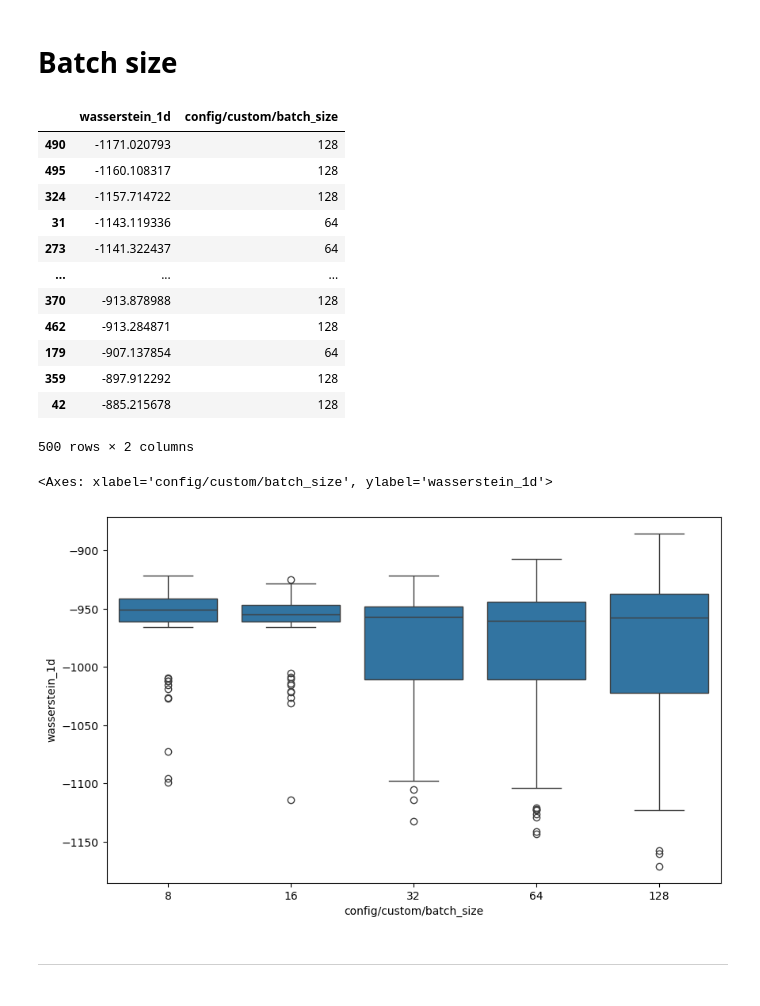
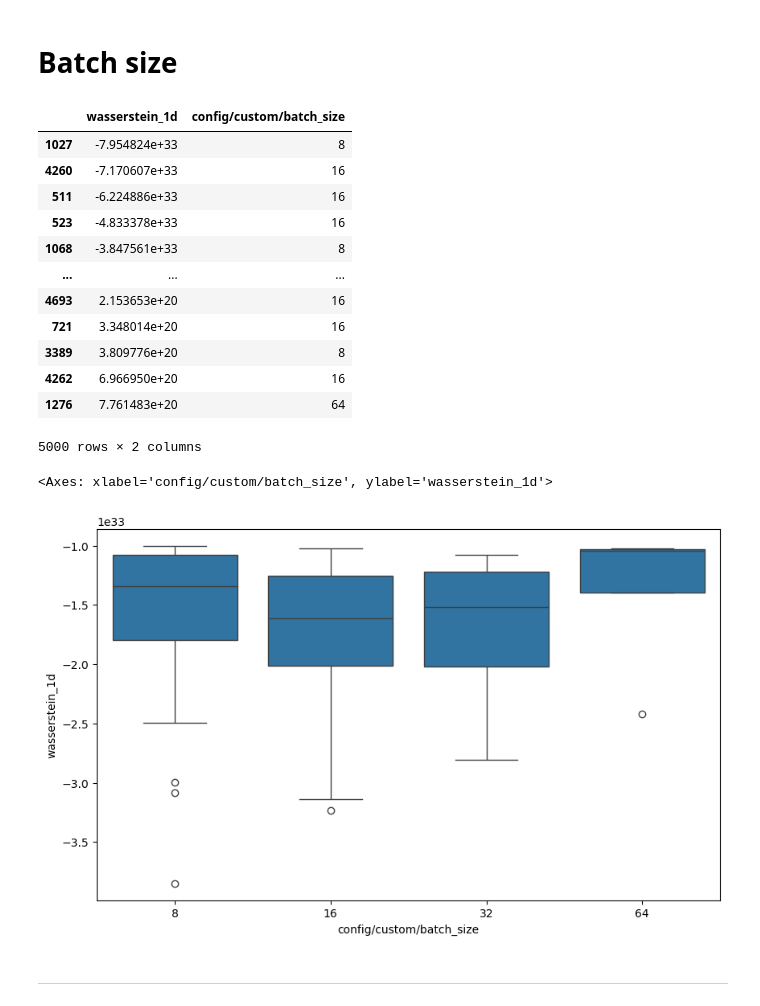
Before and after one commit to nicolaf03/SDE-Net, a Jupyter notebook: hyperparameter_tuning/hyperparameter_tuning.ipynb, the cells around one changed output. Cells and saved outputs as stored; diff of their text form; code cells hidden in the pictures.

```diff
--- a/hyperparameter_tuning/hyperparameter_tuning.ipynb
+++ b/hyperparameter_tuning/hyperparameter_tuning.ipynb
@@ -130,32 +136,35 @@ _______
 # %% [markdown]
 # Batch size
 # %%
-best_params = pd.read_csv('best_params_batch_size.csv')
+best_params = pd.read_csv('best_params_all_SUD_vH3.csv')
 best_params = pd.DataFrame(best_params)
 best_params_bs = best_params[['wasserstein_1d','config/custom/batch_size']]
 best_params_bs.sort_values('wasserstein_1d')
 # %% [output]
 |  | wasserstein_1d | config/custom/batch_size |
-| 490 | -1171.020793 | 128 |
-| 495 | -1160.108317 | 128 |
-| 324 | -1157.714722 | 128 |
-| 31 | -1143.119336 | 64 |
-| 273 | -1141.322437 | 64 |
+| 1027 | -7.954824e+33 | 8 |
+| 4260 | -7.170607e+33 | 16 |
+| 511 | -6.224886e+33 | 16 |
+| 523 | -4.833378e+33 | 16 |
+| 1068 | -3.847561e+33 | 8 |
 | ... | ... | ... |
-| 370 | -913.878988 | 128 |
-| 462 | -913.284871 | 128 |
-| 179 | -907.137854 | 64 |
-| 359 | -897.912292 | 128 |
-| 42 | -885.215678 | 128 |
+| 4693 | 2.153653e+20 | 16 |
+| 721 | 3.348014e+20 | 16 |
+| 3389 | 3.809776e+20 | 8 |
+| 4262 | 6.966950e+20 | 16 |
+| 1276 | 7.761483e+20 | 64 |
-500 rows × 2 columns
+5000 rows × 2 columns
 # %%
 import seaborn as sns
 
+df = best_params_bs.loc[best_params_bs['wasserstein_1d'] < -1e33]
+df = df.loc[df['wasserstein_1d'] > -4e33]
+
 plt.figure(figsize=(10, 6))
-sns.boxplot(data=best_params_bs, x='config/custom/batch_size', y='wasserstein_1d')
+sns.boxplot(data=df, x='config/custom/batch_size', y='wasserstein_1d')
 # %% [output]
 <Axes: xlabel='config/custom/batch_size', ylabel='wasserstein_1d'>
-[figure, old version]
+[figure, new version]
 # %% [markdown]
 -----
 # %% [markdown]
```
Also changed, not shown: parts of 10 cells of this notebook, 5 other files.
